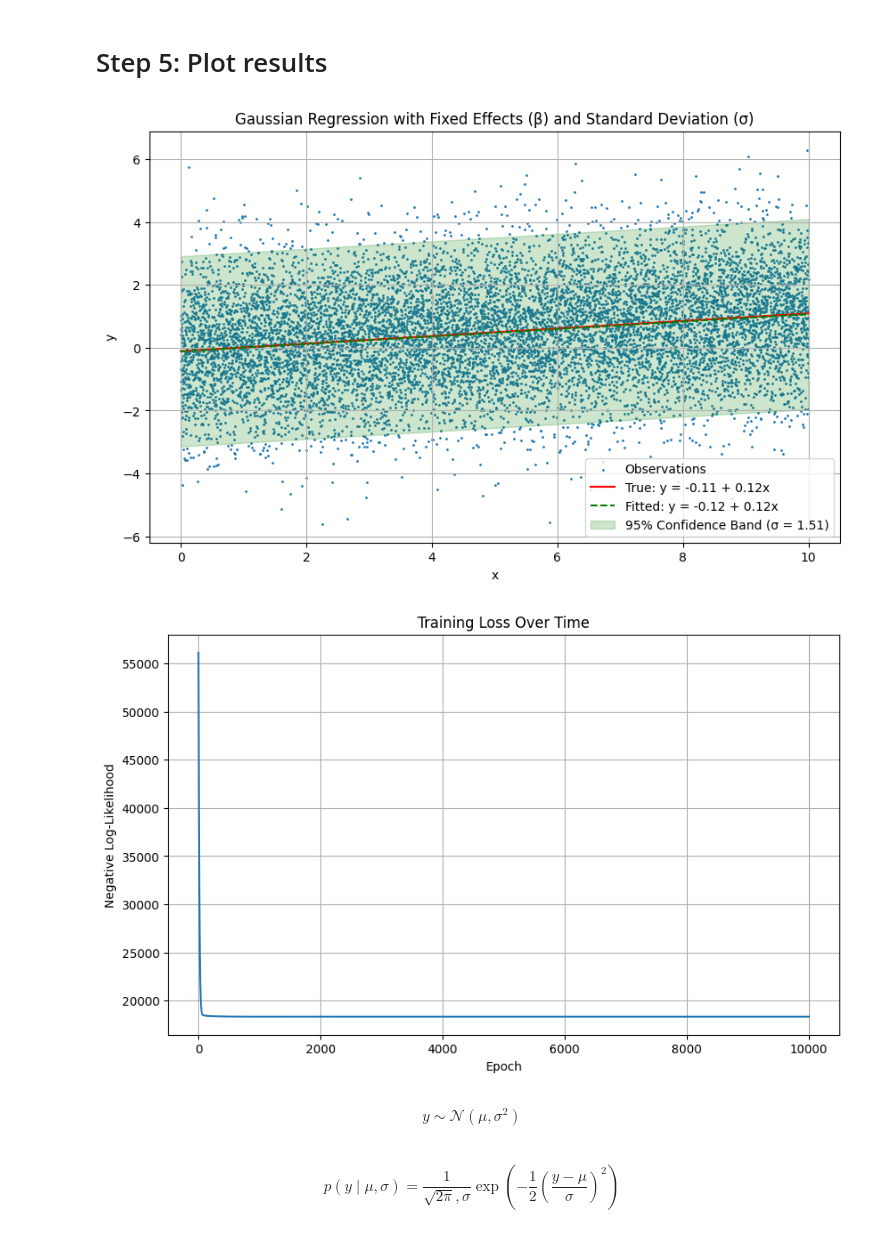
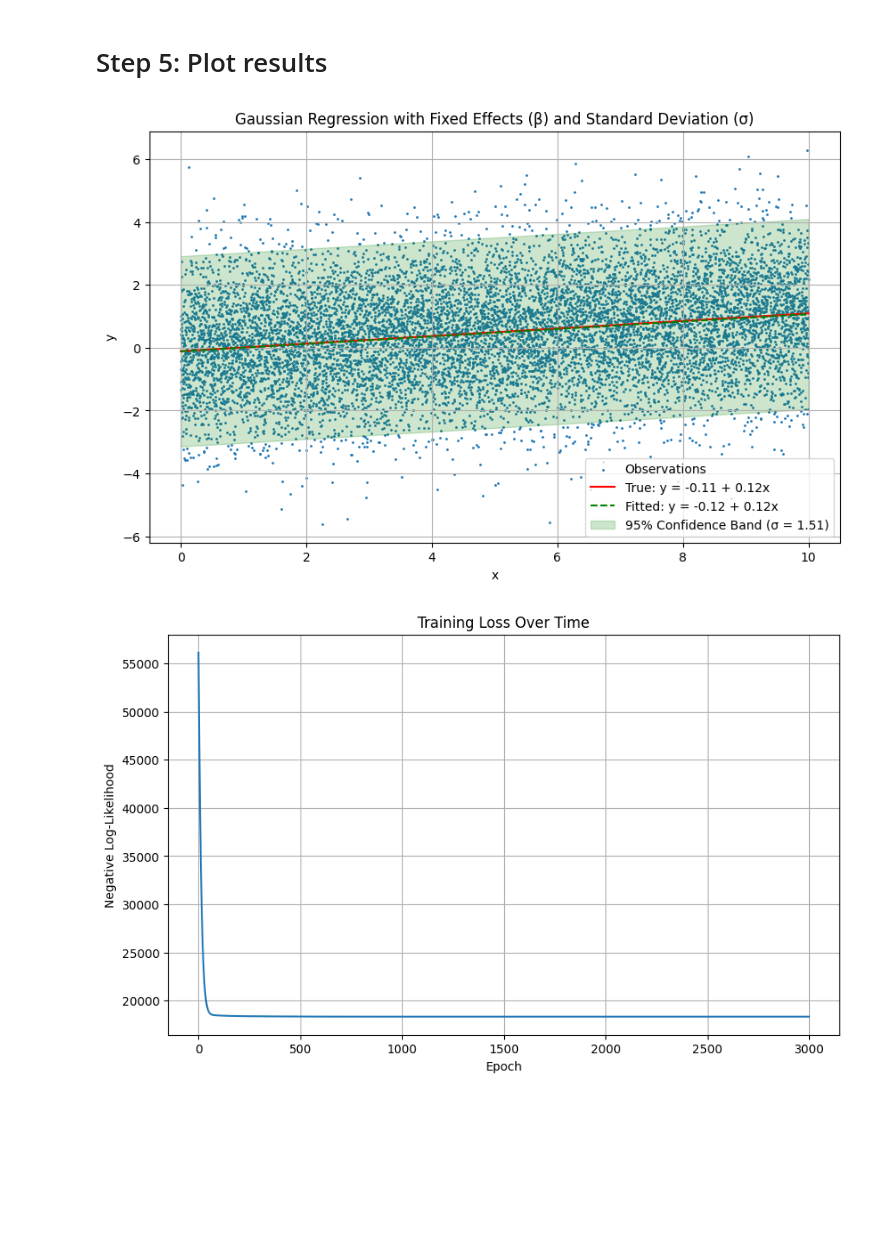
Before and after one commit to blueskycircle/pytorch-models, a Jupyter notebook: notebooks/GaussianRegression1.ipynb, the cells around one changed output. Saved outputs shown, nothing was run; the diff lists cells and outputs as text; code cells hidden in the pictures; blank space fills up the shorter version.

```diff
--- a/notebooks/GaussianRegression1.ipynb
+++ b/notebooks/GaussianRegression1.ipynb
@@ -53,9 +88,10 @@ optimizer = optim.Adam(model.parameters(), lr=0.01)
 # %% [markdown]
 # Step 3: Train the model
 # %%
-# Step 3: Train the model
-num_epochs = 10000
+num_epochs = 3000
 losses = []
+import time
+start_time = time.time()  # Start timer
 
 for epoch in range(num_epochs):
     # Compute negative log-likelihood
@@ -70,4 +106,7 @@ for epoch in range(num_epochs):
     # Print progress
     if (epoch+1) % 1000 == 0:
         print(f'Epoch [{epoch+1}/{num_epochs}], NLL: {loss.item():.4f}')
+
+elapsed_time = time.time() - start_time  # Stop timer
+print(f"Training completed in {elapsed_time:.2f} seconds")
 # %% [output]
@@ -104,54 +136,47 @@ True parameters:
 # %% [markdown]
 # Step 5: Plot results
 # %%
-# Step 5: Plot results (only if p==1)
-if p == 1:
-    plt.figure(figsize=(10, 6))
 
-    # Plot training data
-    plt.scatter(X.numpy(), y.numpy(), label='Observations', s=1)
+plt.figure(figsize=(10, 6))
 
-    # Plot the true regression line
-    x_range = np.linspace(0, 10, 100).reshape(-1, 1)
-    x_range_with_intercept = np.column_stack([np.ones(100), x_range])
-    plt.plot(x_range, x_range_with_intercept @ true_beta.numpy(), 'r',
-             label=f'True: y = {true_beta[0].item():.2f} + {true_beta[1].item():.2f}x')
+# Plot training data
+plt.scatter(X.numpy(), y.numpy(), label='Observations', s=1)
 
-    # Plot the fitted regression line
-    with torch.no_grad():
-        y_pred = model(torch.FloatTensor(x_range))
-    plt.plot(x_range, y_pred.numpy(), 'g--',
-             label=f'Fitted: y = {learned_beta[0].item():.2f} + {learned_beta[1].item():.2f}x')
+# Plot the true regression line
+x_range = np.linspace(0, 10, 100).reshape(-1, 1)
+x_range_with_intercept = np.column_stack([np.ones(100), x_range])
+plt.plot(x_range, x_range_with_intercept @ true_beta.numpy(), 'r',
+            label=f'True: y = {true_beta[0].item():.2f} + {true_beta[1].item():.2f}x')
 
-    # Plot confidence bands (μ ± 2σ)
-    plt.fill_between(
-        x_range.flatten(),
-        (x_range_with_intercept @ learned_beta.unsqueeze(1).numpy() - 2 * learned_sigma).reshape(-1),
-        (x_range_with_intercept @ learned_beta.unsqueeze(1).numpy() + 2 * learned_sigma).reshape(-1),
-        alpha=0.2, color='g', label=f'95% Confidence Band (σ = {learned_sigma:.2f})'
-    )
+# Plot the fitted regression line
+with torch.no_grad():
+    y_pred = model(torch.FloatTensor(x_range))
+plt.plot(x_range, y_pred.numpy(), 'g--',
+            label=f'Fitted: y = {learned_beta[0].item():.2f} + {learned_beta[1].item():.2f}x')
 
-    plt.xlabel('x')
-    plt.ylabel('y')
-    plt.legend()
-    plt.title('Gaussian Regression with Fixed Effects (β) and Standard Deviation (σ)')
-    plt.grid(True)
-    plt.show()
-else:
-    print("Skipping plot since p > 1 (plotting only works for a single predictor).")
+# Plot confidence bands (μ ± 2σ)
+plt.fill_between(
+    x_range.flatten(),
+    (x_range_with_intercept @ learned_beta.unsqueeze(1).numpy() - 2 * learned_sigma).reshape(-1),
+    (x_range_with_intercept @ learned_beta.unsqueeze(1).numpy() + 2 * learned_sigma).reshape(-1),
+    alpha=0.2, color='g', label=f'95% Confidence Band (σ = {learned_sigma:.2f})'
+)
+
+plt.xlabel('x')
+plt.ylabel('y')
+plt.legend()
+plt.title('Gaussian Regression with Fixed Effects (β) and Standard Deviation (σ)')
+plt.grid(True)
+plt.show()
 
 # Plot the loss curve
 plt.figure(figsize=(10, 6))
 plt.plot(range(num_epochs), losses)
 plt.xlabel('Epoch')
 plt.ylabel('Negative Log-Likelihood')
 plt.title('Training Loss Over Time')
 plt.grid(True)
 plt.show()
 # %% [output]
 [figure]
-[figure, old version]
+[figure, new version]
-# %% [markdown]
-$$y \sim \mathcal{N}(\mu, \sigma^2) $$
-# %% [markdown]
-$$ p(y \mid \mu, \sigma) = \frac{1}{\sqrt{2\pi},\sigma}\exp\left(-\frac{1}{2}\left(\frac{y-\mu}{\sigma}\right)^2\right) $$
```
Also changed, not shown: parts of 8 cells of this notebook, 8 other files.
